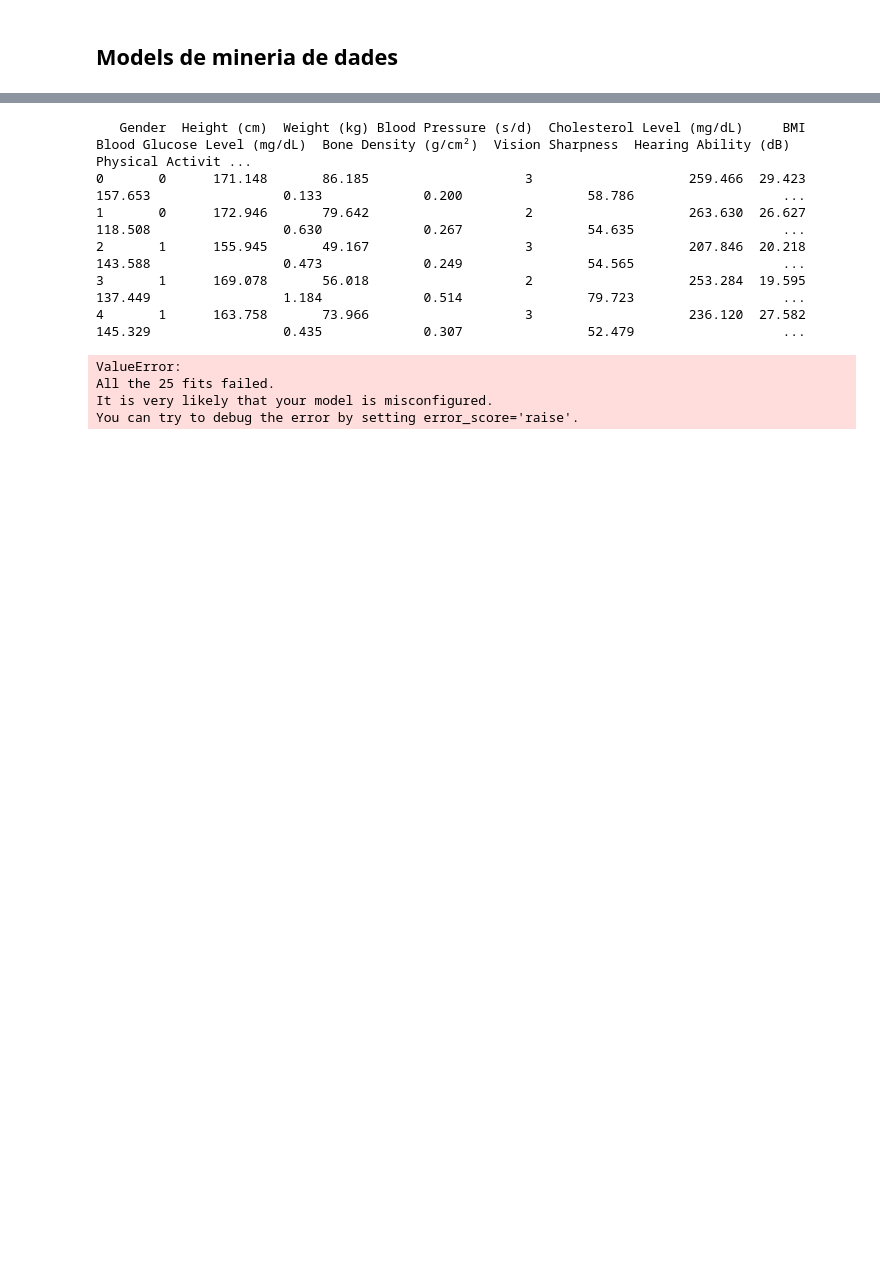
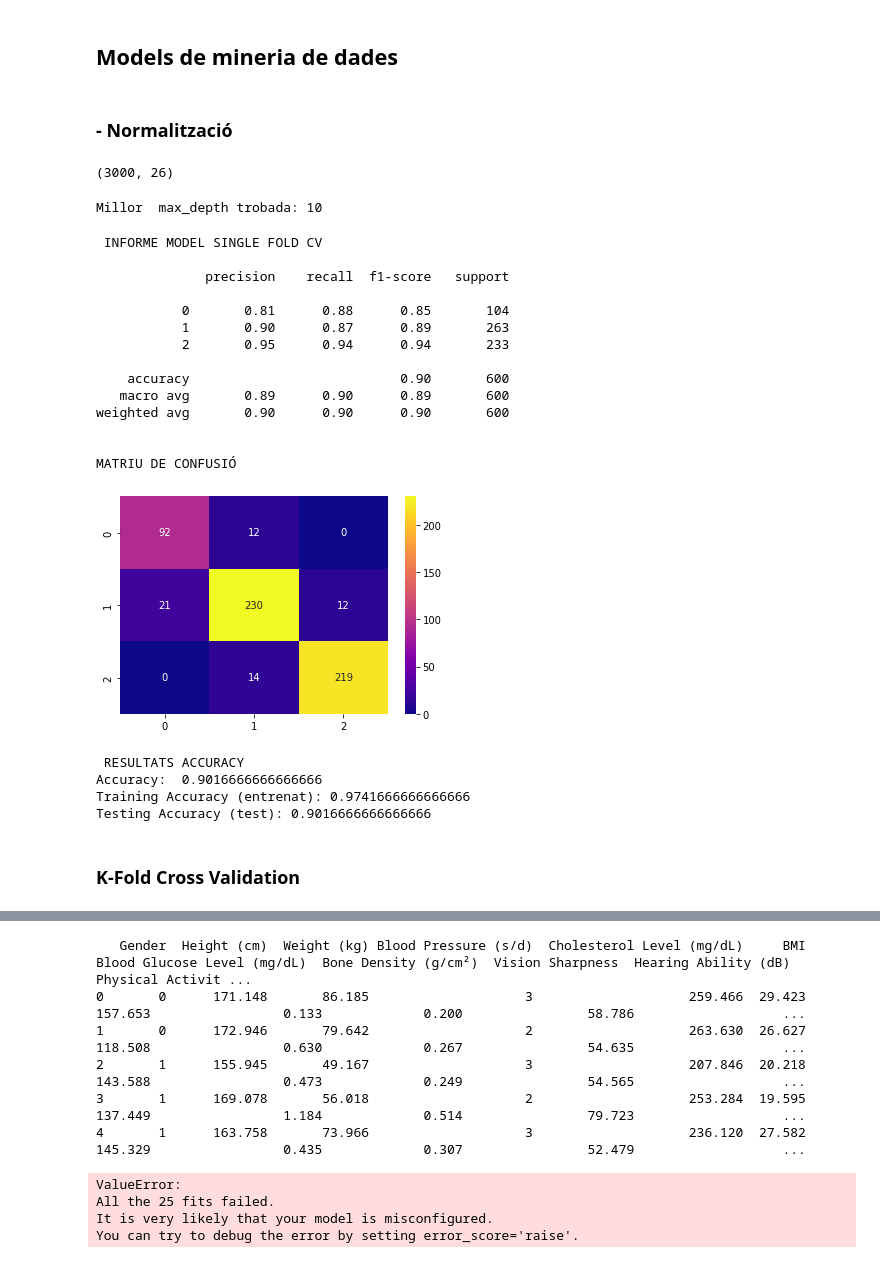
Before and after one commit to PauRF03/practica-MIDA, a Jupyter notebook: Preprocessing.ipynb, the cells around one changed output, grey strips where cells are left out. Saved outputs shown, nothing was run; the diff lists cells and outputs as text; code cells hidden in the pictures; blank space fills up the shorter version.

```diff
--- a/Preprocessing.ipynb
+++ b/Preprocessing.ipynb
@@ -325,2 +372,81 @@ plt.show()
 # %% [markdown]
 ## <b>Models de mineria de dades</b>
+# %% [markdown]
+### - Normalització
+# %%
+data_sf = data.copy()
+
+#Estudiants graduats o han abandonat
+data_sf = data_sf[(data_sf['Age_group'] == 0) | (data_sf['Age_group'] == 1) | (data_sf['Age_group'] == 2)]
+
+#Passar de categoric a numeral
+data_sf['Age_group'] = LabelEncoder().fit_transform(data_sf['Age_group'])
+data_sf.shape
+# %% [output]
+(3000, 26)
+# %%
+#trobar millors parametres- max depth per randomforest
+scaler = StandardScaler()
+
+#guardar a X tots els atributs menys el target, a Y el target
+X = data_sf.drop('Age_group', axis=1)
+y = data_sf['Age_group']
+
+scaled = scaler.fit_transform(X)
+X_train, X_test, y_train, y_test = train_test_split(scaled, y, test_size=0.2, random_state=10)
+
+param_grid = {'max_depth': [5, 10, 15, 20, None]}
+
+
+#Grid busqueda per cassificador validation
+grid_search = GridSearchCV(RandomForestClassifier(n_estimators=100, random_state=20), param_grid, cv=5)
+grid_search.fit(X_train, y_train)
+
+print('Millor  max_depth trobada:', grid_search.best_params_['max_depth'])
+# %% [output]
+Millor  max_depth trobada: 10
+# %%
+rf = RandomForestClassifier(n_estimators=50,max_depth=grid_search.best_params_['max_depth'],min_samples_split=4, min_samples_leaf=2, random_state=20)
+rf.fit(X_train, y_train)
+rf.score(X_test, y_test)
+
+#Fer Prediccions de les dades
+y_pred2 = rf.predict(X_test)
+
+print('\n INFORME MODEL SINGLE FOLD CV \n')
+print(classification_report(y_test, y_pred2))
+
+#Matriu de confusió
+cm = confusion_matrix(y_test, y_pred2)
+
+print("\nMATRIU DE CONFUSIÓ ")
+plt.figure(figsize= (6,4))
+sns.heatmap(cm, annot=True, fmt="d", cmap="plasma")
+plt.show()
+
+print("\n RESULTATS ACCURACY")
+print("Accuracy: ",accuracy_score(y_test, y_pred2))
+print('Training Accuracy (entrenat):',rf.score(X_train,y_train))
+print('Testing Accuracy (test):',rf.score(X_test,y_test))
+# %% [output]
+ INFORME MODEL SINGLE FOLD CV
+
+              precision    recall  f1-score   support
+
+           0       0.81      0.88      0.85       104
+           1       0.90      0.87      0.89       263
+           2       0.95      0.94      0.94       233
+
+    accuracy                           0.90       600
+   macro avg       0.89      0.90      0.89       600
+weighted avg       0.90      0.90      0.90       600
+
+
+MATRIU DE CONFUSIÓ
+[figure, added]
+ RESULTATS ACCURACY
+Accuracy:  0.9016666666666666
+Training Accuracy (entrenat): 0.9741666666666666
+Testing Accuracy (test): 0.9016666666666666
+# %% [markdown]
+### K-Fold Cross Validation
```
Also changed, not shown: parts of 19 cells of this notebook.
